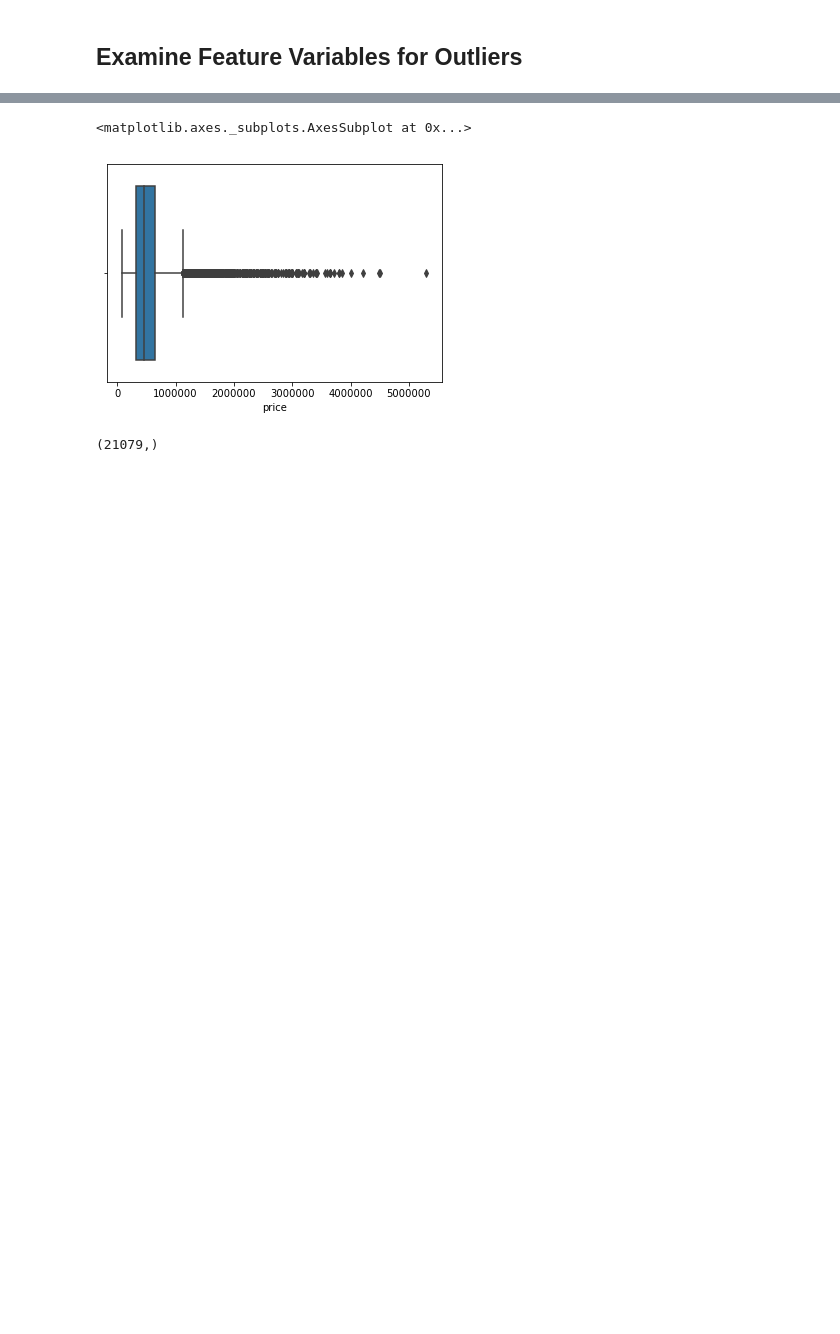
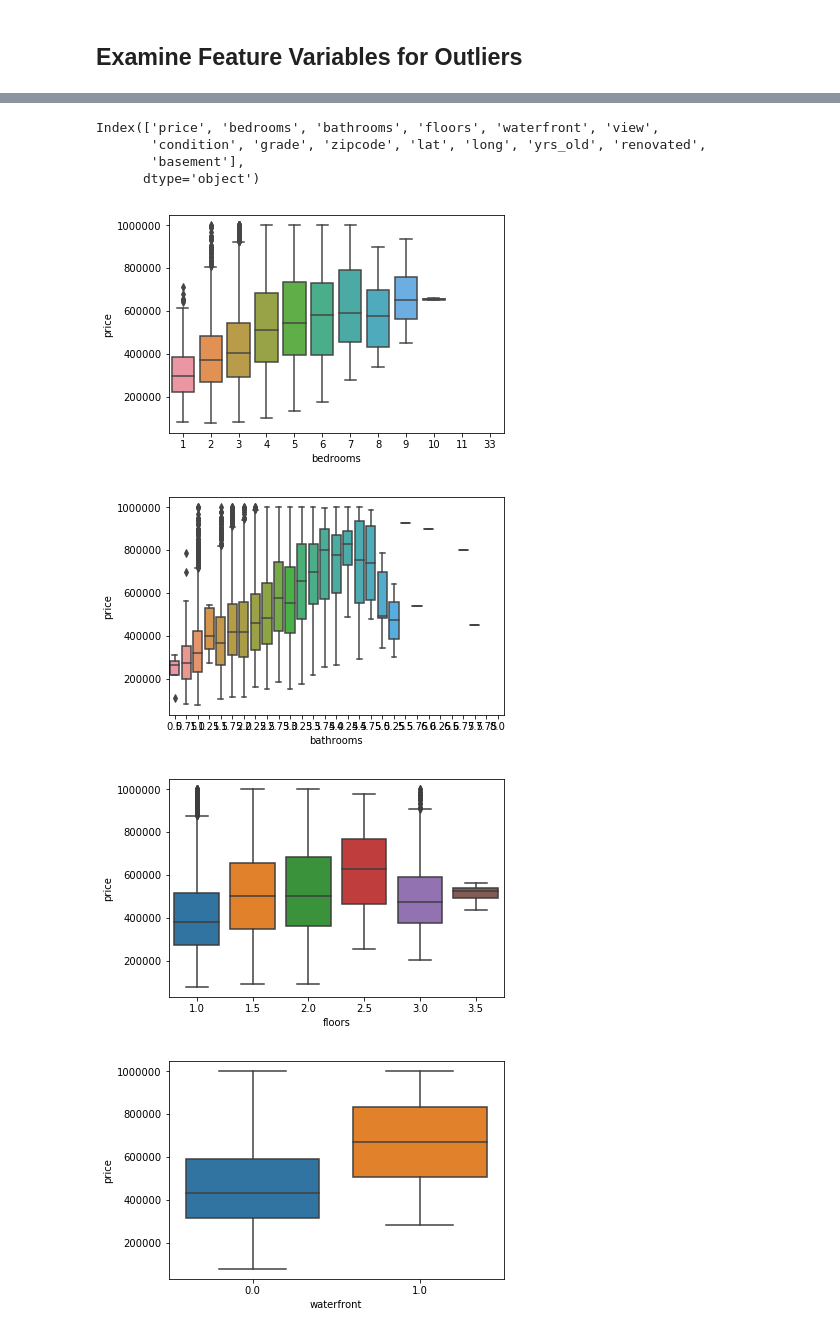
Before and after one commit to joshblumer/dsc-mod-2-project-v2-1-online-ds-sp-000, a Jupyter notebook: student.ipynb, the cells around one changed output, grey strips where cells are left out. Cells and saved outputs as stored; diff of their text form; code cells hidden in the pictures; blank space fills up the shorter version.

```diff
--- a/student.ipynb
+++ b/student.ipynb
@@ -224,5 +324,0 @@ for i, col in enumerate(df.columns):
-# %%
-sns.boxplot(df['price'])
-# %% [output]
-<matplotlib.axes._subplots.AxesSubplot at 0x...>
-[figure, removed]
@@ -231,4 +324,0 @@ dfh = dfh[(dfh['price'] >= 0) & (dfh['price'] <= 1000000)]
-# %%
-df.price.shape
-# %% [output]
-(21079,)
@@ -236,0 +325,20 @@ df = df[(df['bedrooms'] >= 0) & (df['bedrooms'] <= 10)]
+# %%
+df.columns
+# %% [output]
+Index(['price', 'bedrooms', 'bathrooms', 'floors', 'waterfront', 'view',
+       'condition', 'grade', 'zipcode', 'lat', 'long', 'yrs_old', 'renovated',
+       'basement'],
+      dtype='object')
+# %%
+# Separate categorical columns
+
+df_cat = df[['bedrooms', 'bathrooms', 'floors', 'waterfront', 'view', 'condition', 'grade', 'renovated', 'basement']]
+# %%
+for i, col in enumerate(df_cat):
+    plt.figure(i)
+    sns.boxplot(x = df_cat[col], y = df['price'])
+# %% [output]
+[figure, added]
+[figure, added]
+[figure, added]
+[figure, added]
```
Also changed, not shown: parts of 24 cells of this notebook, 3 other files.
